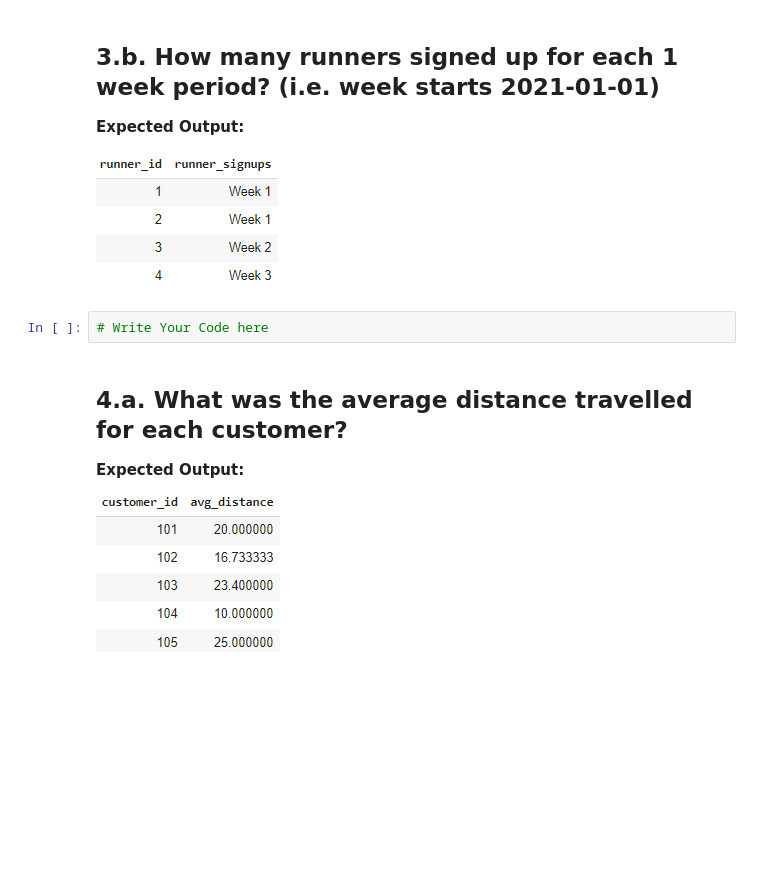
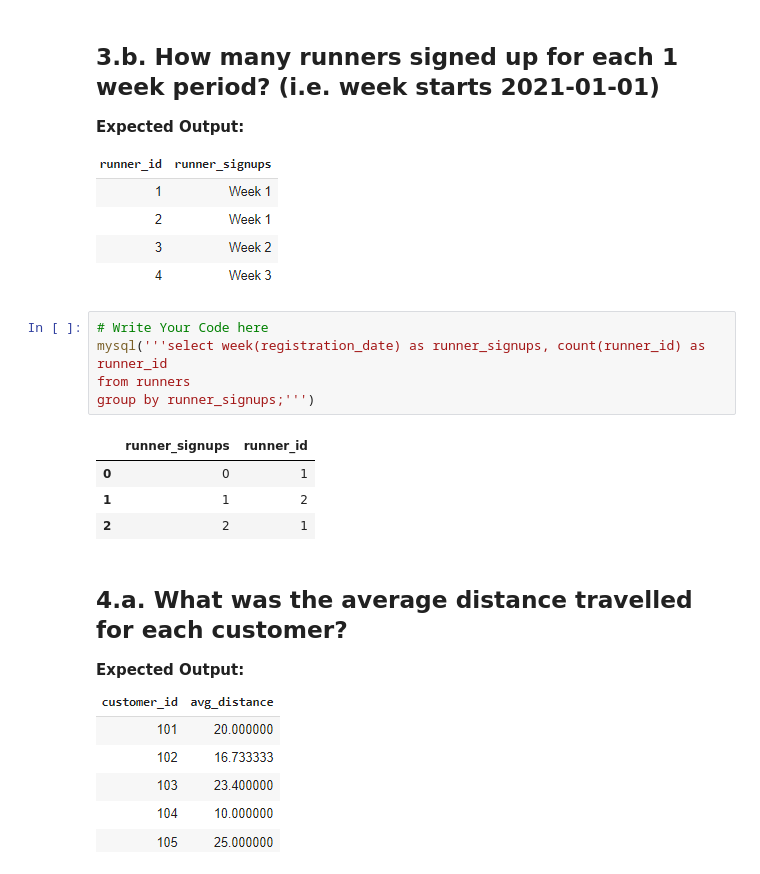
Before and after one commit to vinayakpotdar2114/Daily-Assignemnts, a Jupyter notebook: Assignment_Week_3_Day_2.ipynb, the cells around one changed output. Drawn from its saved outputs; the diff is of its cells as text; blank space fills up the shorter version.

```diff
--- a/Assignment_Week_3_Day_2.ipynb
+++ b/Assignment_Week_3_Day_2.ipynb
@@ -355,8 +379,16 @@ This table contains all of the topping_name values with their corresponding topp
 **Expected Output:**
 
 ![image.png](embedded-picture-1)
-# %%
-# Write Your Code here
+# %%
+# Write Your Code here
+mysql('''select week(registration_date) as runner_signups, count(runner_id) as runner_id
+from runners
+group by runner_signups;''')
+# %% [output]
+|  | runner_signups | runner_id |
+| 0 | 0 | 1 |
+| 1 | 1 | 2 |
+| 2 | 2 | 1 |
 # %% [markdown]
 ## 4.a. What was the average distance travelled for each customer?
 
```
Also changed, not shown: parts of 11 cells of this notebook.
